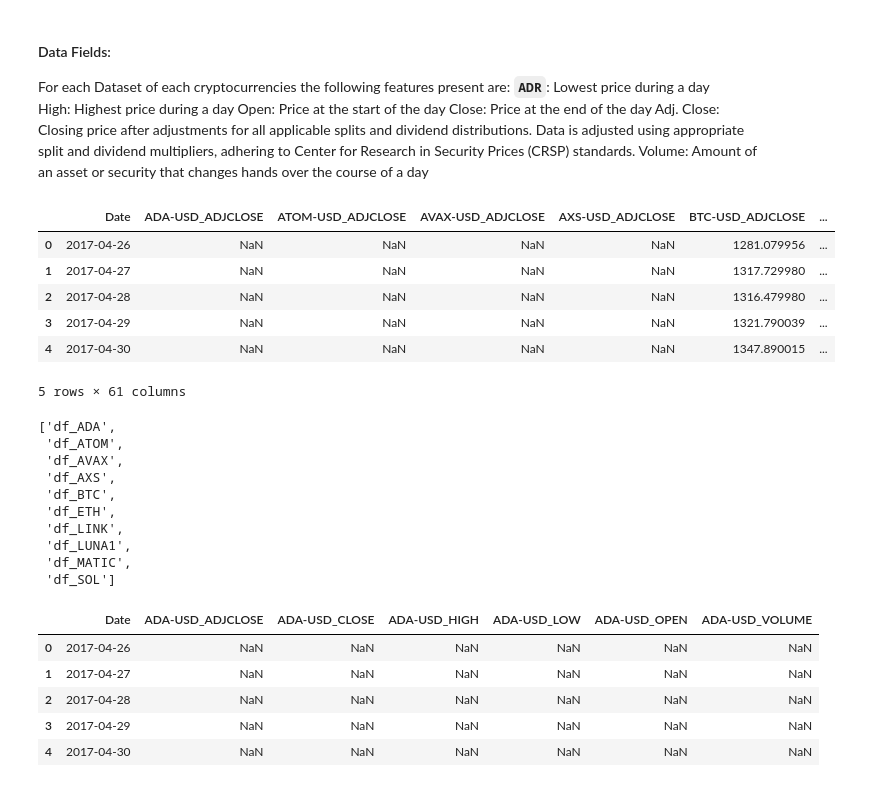
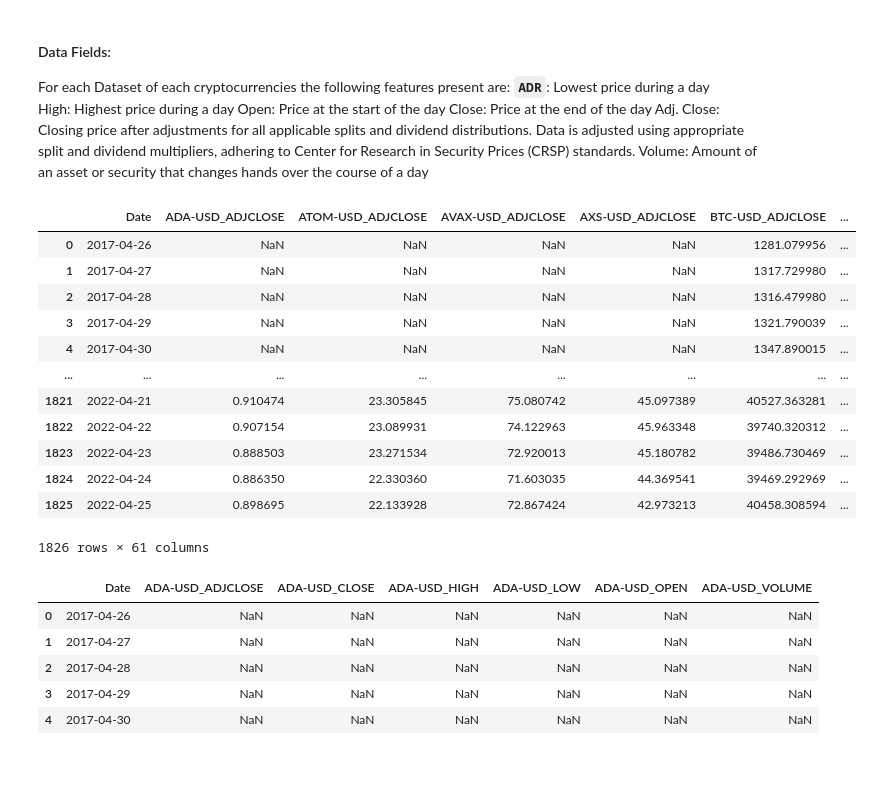
Before and after one commit to rodrigomfguedes/business-cases-21-22, a Jupyter notebook: BC4_crypto_forecasting/scripts/202122_Spring_BC4_GroupAA_Notebook.ipynb, the cells around one changed output. Cells and saved outputs as stored; diff of their text form; code cells hidden in the pictures.

```diff
--- a/BC4_crypto_forecasting/scripts/202122_Spring_BC4_GroupAA_Notebook.ipynb
+++ b/BC4_crypto_forecasting/scripts/202122_Spring_BC4_GroupAA_Notebook.ipynb
@@ -270,15 +270,21 @@ df_merged = reduce(lambda  left,right: pd.merge(left,right,on=['Date'],
                                             how='inner'), dfs)
 merged_columns = df_merged.columns
 # %%
-df_merged.head()
+df_merged
 # %% [output]
 |  | Date | ADA-USD_ADJCLOSE | ATOM-USD_ADJCLOSE | AVAX-USD_ADJCLOSE | AXS-USD_ADJCLOSE | BTC-USD_ADJCLOSE | ... |
 | 0 | 2017-04-26 | NaN | NaN | NaN | NaN | 1281.079956 | ... |
 | 1 | 2017-04-27 | NaN | NaN | NaN | NaN | 1317.729980 | ... |
 | 2 | 2017-04-28 | NaN | NaN | NaN | NaN | 1316.479980 | ... |
 | 3 | 2017-04-29 | NaN | NaN | NaN | NaN | 1321.790039 | ... |
 | 4 | 2017-04-30 | NaN | NaN | NaN | NaN | 1347.890015 | ... |
+| ... | ... | ... | ... | ... | ... | ... | ... |
+| 1821 | 2022-04-21 | 0.910474 | 23.305845 | 75.080742 | 45.097389 | 40527.363281 | ... |
+| 1822 | 2022-04-22 | 0.907154 | 23.089931 | 74.122963 | 45.963348 | 39740.320312 | ... |
+| 1823 | 2022-04-23 | 0.888503 | 23.271534 | 72.920013 | 45.180782 | 39486.730469 | ... |
+| 1824 | 2022-04-24 | 0.886350 | 22.330360 | 71.603035 | 44.369541 | 39469.292969 | ... |
+| 1825 | 2022-04-25 | 0.898695 | 22.133928 | 72.867424 | 42.973213 | 40458.308594 | ... |
-5 rows × 61 columns
+1826 rows × 61 columns
 # %%
 #GET THE INDIVIDUAL DATAFRAMES FOR EVERY CRYPTOCURRENCY
 crypto_df_list = []
@@ -300,18 +306,10 @@ for crypto in crypto_list:
     #Assign the df
     locals()[str] = df_merged[crypto_columns]
 # %%
-crypto_df_list
+##EXTRACT THE DF'S INTO CSV'S FOR PRE-PROCESSING/ANALYSIS IN SINGULAR NOTEBOOKS
+
+for df in crypto_df_list:
+    locals()[df].to_csv('../data/data_aux/' + df +'.csv',index=False)
-# %% [output]
-['df_ADA',
- 'df_ATOM',
- 'df_AVAX',
- 'df_AXS',
- 'df_BTC',
- 'df_ETH',
- 'df_LINK',
- 'df_LUNA1',
- 'df_MATIC',
- 'df_SOL']
 # %%
 df_ADA.head()
 # %% [output]
```
Also changed, not shown: 12 other files.
